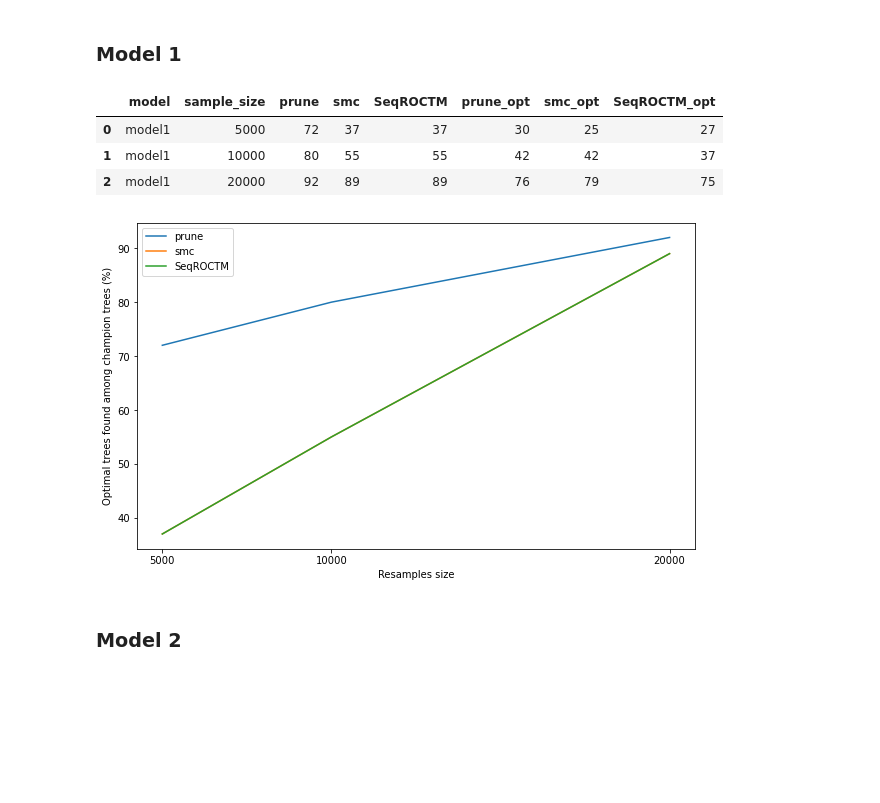
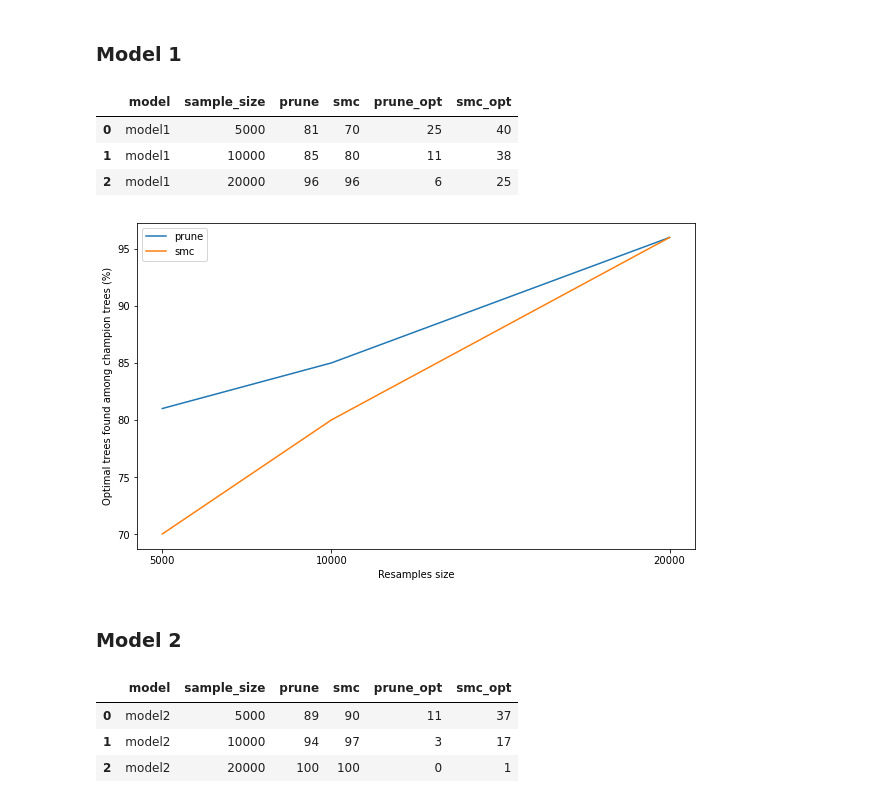
Before and after one commit to neuromat/smallest_maximizer_criterion, a Jupyter notebook: examples/notebooks/simulations/Comparison - Optimal tree occurrence 2.ipynb, the cells around one changed output. Saved outputs shown, nothing was run; the diff lists cells and outputs as text; code cells hidden in the pictures; blank space fills up the shorter version.

Commit message:
running simulations

```diff
--- a/examples/notebooks/simulations/Comparison - Optimal tree occurrence 2.ipynb
+++ b/examples/notebooks/simulations/Comparison - Optimal tree occurrence 2.ipynb
@@ -15,14 +15,16 @@ from g4l.data import Sample
 # %% [markdown]
 ## Comparing the ocurrence of optimal tree among estimated champion trees
 # %%
-results_folder = os.path.abspath('../../simulation_study/results')
+results_folder = os.path.abspath('../../simulation_study/bb/results')
 methods = ['prune', 'smc', 'SeqROCTM']
+methods = ['prune', 'smc']
 models = ['model1', 'model2']
 sizes = [5000, 10000, 20000]
 correct_model = '000 1 10 100'
 
 def get_results(method, model_name, size):
     file = '%s/%s/%s_%s.csv' % (results_folder, method, model_name, size)
+    # print(file)
     df = pd.read_csv(file)
     df.tree = df.tree.astype(str).map(lambda t: ' '.join(sorted(t.split())))
     return df
@@ -57,16 +59,21 @@ def plot_model(model, methods):
 model1 = compare_optimal_tree_occurrence('model1')
 model1
 # %% [output]
-|  | model | sample_size | prune | smc | SeqROCTM | prune_opt | smc_opt | SeqROCTM_opt |
-| 0 | model1 | 5000 | 72 | 37 | 37 | 30 | 25 | 27 |
-| 1 | model1 | 10000 | 80 | 55 | 55 | 42 | 42 | 37 |
-| 2 | model1 | 20000 | 92 | 89 | 89 | 76 | 79 | 75 |
+|  | model | sample_size | prune | smc | prune_opt | smc_opt |
+| 0 | model1 | 5000 | 81 | 70 | 25 | 40 |
+| 1 | model1 | 10000 | 85 | 80 | 11 | 38 |
+| 2 | model1 | 20000 | 96 | 96 | 6 | 25 |
 # %%
-plot_model(model1)
+plot_model(model1, methods)
 # %% [output]
-[figure, old version]
+[figure, new version]
 # %% [markdown]
 ### Model 2
 # %%
-#model2 = compare_optimal_tree_occurrence('model2')
-#model2
+model2 = compare_optimal_tree_occurrence('model2')
+model2
+# %% [output]
+|  | model | sample_size | prune | smc | prune_opt | smc_opt |
+| 0 | model2 | 5000 | 89 | 90 | 11 | 37 |
+| 1 | model2 | 10000 | 94 | 97 | 3 | 17 |
+| 2 | model2 | 20000 | 100 | 100 | 0 | 1 |
```
Also changed, not shown: parts of 5 cells of this notebook, 17 other files.
